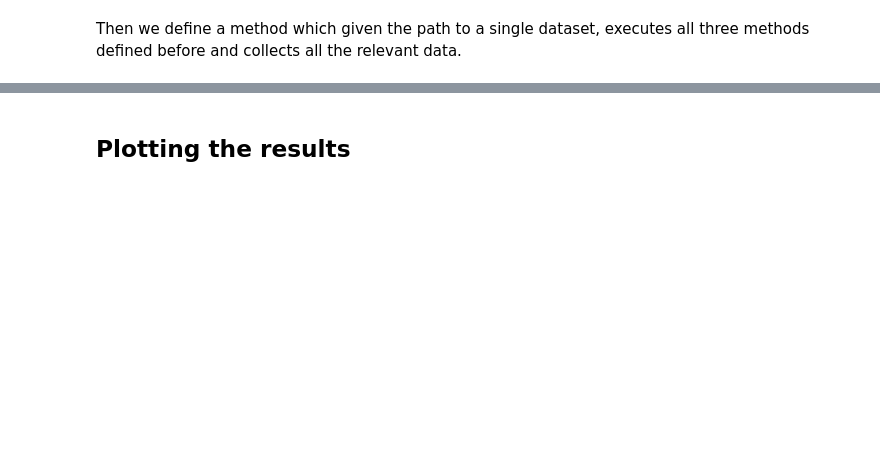
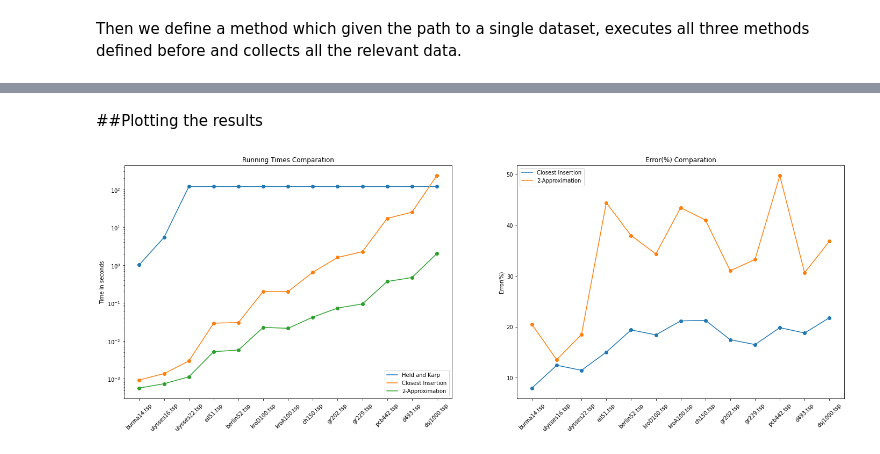
Before and after one commit to giacomogreggio/Algoritmi_avanzati, a Jupyter notebook: Alg_Av_HW2.ipynb, the cells around one changed output, grey strips where cells are left out. Saved outputs shown, nothing was run; the diff lists cells and outputs as text; code cells hidden in the pictures; blank space fills up the shorter version.

```diff
--- a/Alg_Av_HW2.ipynb
+++ b/Alg_Av_HW2.ipynb
@@ -522,16 +639,36 @@ Best solution found in 0.00065 seconds : 7788
 # %% [markdown]
-## Plotting the results
+##Plotting the results
-# %%
-res = []
-names = os.listdir(dataset_path)
-for dataset in names:
-    node_names, weights, edge_list = import_graph(dataset_path + dataset)
-    d, p, starting_node = {}, {}, node_names[0]
-    res.append(execute_methods(dataset))
-
-header = pd.MultiIndex.from_product([['Held-Karp','Closest Insertion','2-Approssimato'], ['Soluzione', 'Tempo (s)', 'Errore (%)']], names=['','Istanza'])
-table_properties = {'font-size': '10pt','border-color': 'black','border-style' :'solid' ,'border-width': '1px','padding': '5px','text-align': 'center'}
-header_properties = [{'selector': 'th', 'props': [('font-size', '10pt'),('padding-top', '5px'),('padding-bottom', '5px'),('padding-left', '10px'),('padding-right', '10px'),('border-color', 'black'),('border-style' ,'solid') ,('border-width', '1px')]}]
-
-df = pd.DataFrame(res, index=names, columns=header).style.set_properties(**table_properties).set_table_styles(header_properties)
-df
+# %%
+fig, ax = plt.subplots(nrows=1, ncols=2)
+ax1,ax2=ax
+
+fig.set_figwidth(24)
+fig.set_figheight(8)
+
+ax1.plot(list(names), held_karp_times)
+ax1.scatter(list(names), held_karp_times)
+ax1.plot(list(names), closest_times)
+ax1.scatter(list(names), closest_times)
+ax1.plot(list(names), two_approximation_times)
+ax1.scatter(list(names), two_approximation_times)
+
+ax2.plot(list(names), closest_errors)
+ax2.scatter(list(names), closest_errors)
+ax2.plot(list(names), two_approximation_errors)
+ax2.scatter(list(names), two_approximation_errors)
+
+ax1.set_xticklabels(list(names),rotation=45)
+ax2.set_xticklabels(list(names),rotation=45)
+
+ax1.legend(['Held and Karp', "Closest Insertion","2-Approximation"])
+ax1.set_title("Running Times Comparation")
+ax1.set_ylabel("Time in seconds")
+ax1.set_yscale("log")
+
+ax2.set_title("Error(%) Comparation")
+ax2.legend(["Closest Insertion","2-Approximation"])
+ax2.set_ylabel("Error(%)")
+
+fig.show()
+# %% [output]
+[figure, added]
```
Also changed, not shown: parts of 37 cells of this notebook.
